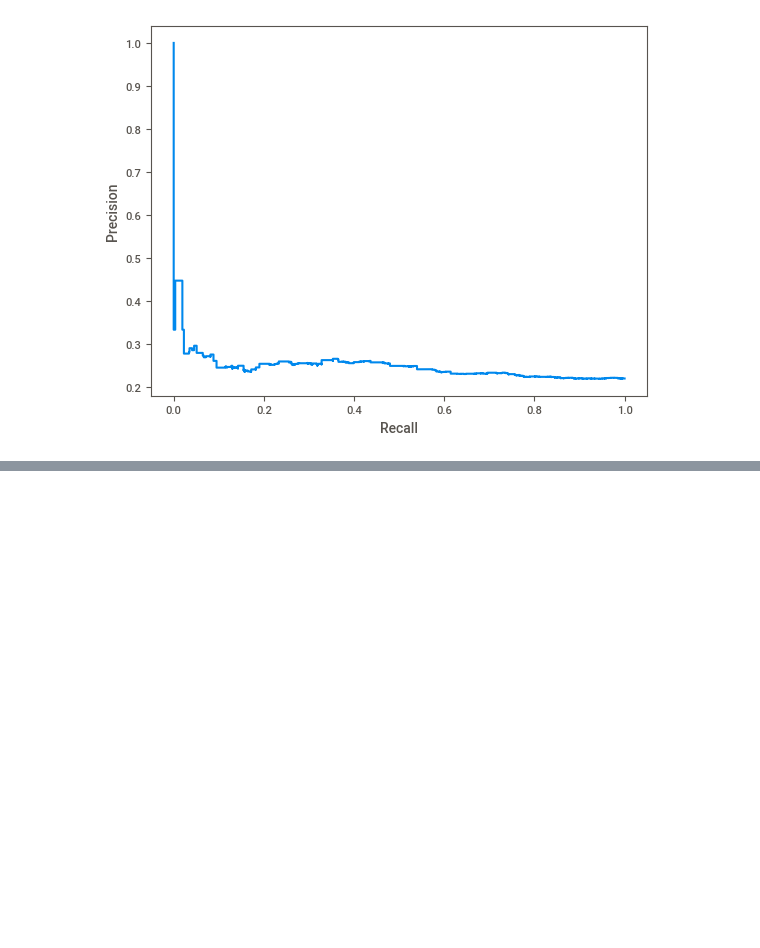
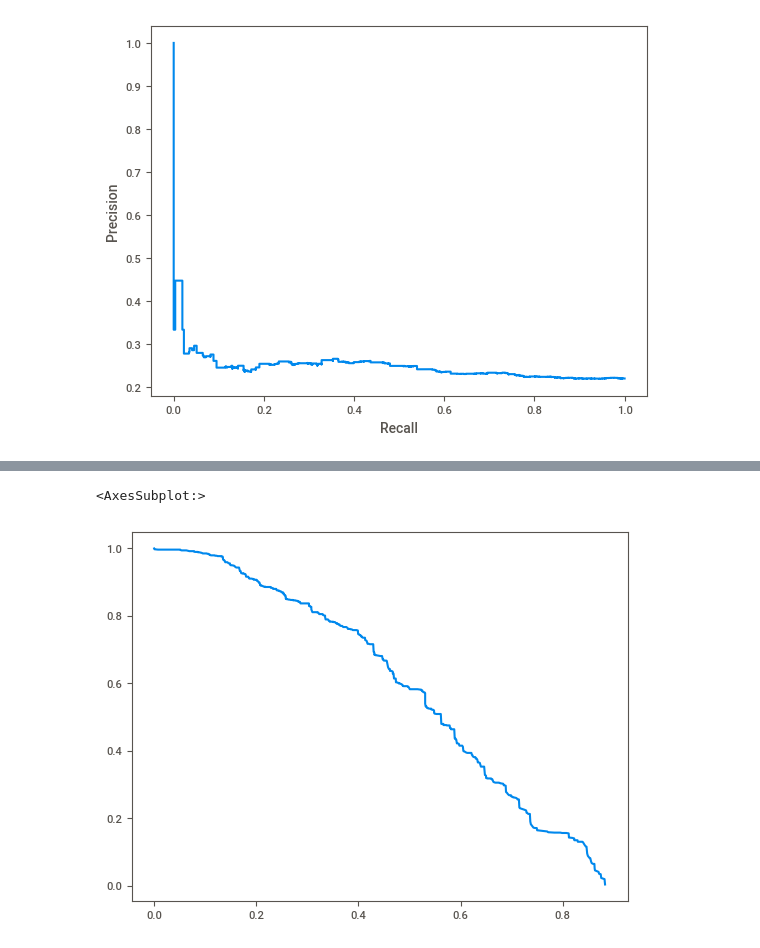
Before and after one commit to 0xjrr/ldsa-capstone-project, a Jupyter notebook: second_part/eda_trial_results.ipynb, the cells around one changed output, grey strips where cells are left out. Drawn from its saved outputs; the diff is of its cells as text; code cells hidden in the pictures; blank space fills up the shorter version.

```diff
--- a/second_part/eda_trial_results.ipynb
+++ b/second_part/eda_trial_results.ipynb
@@ -190,0 +206,5 @@ disp.plot()
+# %%
+sns.lineplot(thresholds, recall[:-1])
+# %% [output]
+<AxesSubplot:>
+[figure, added]
```
Also changed, not shown: parts of 4 cells of this notebook.
